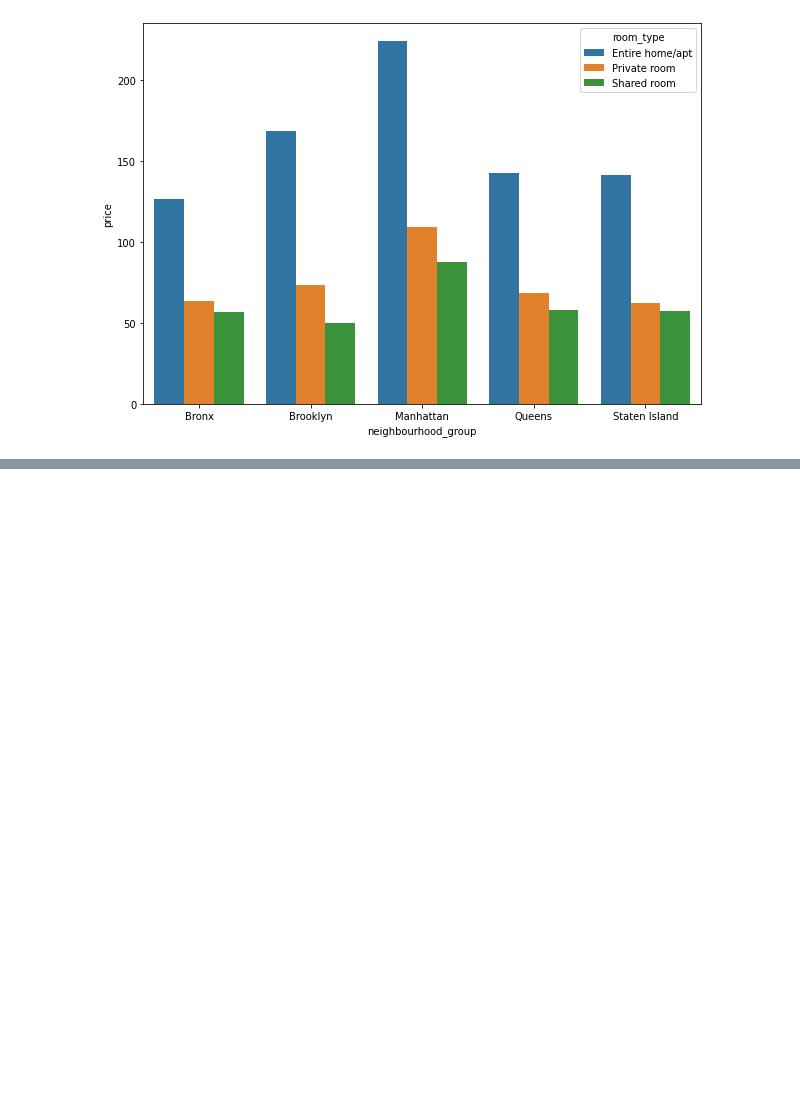
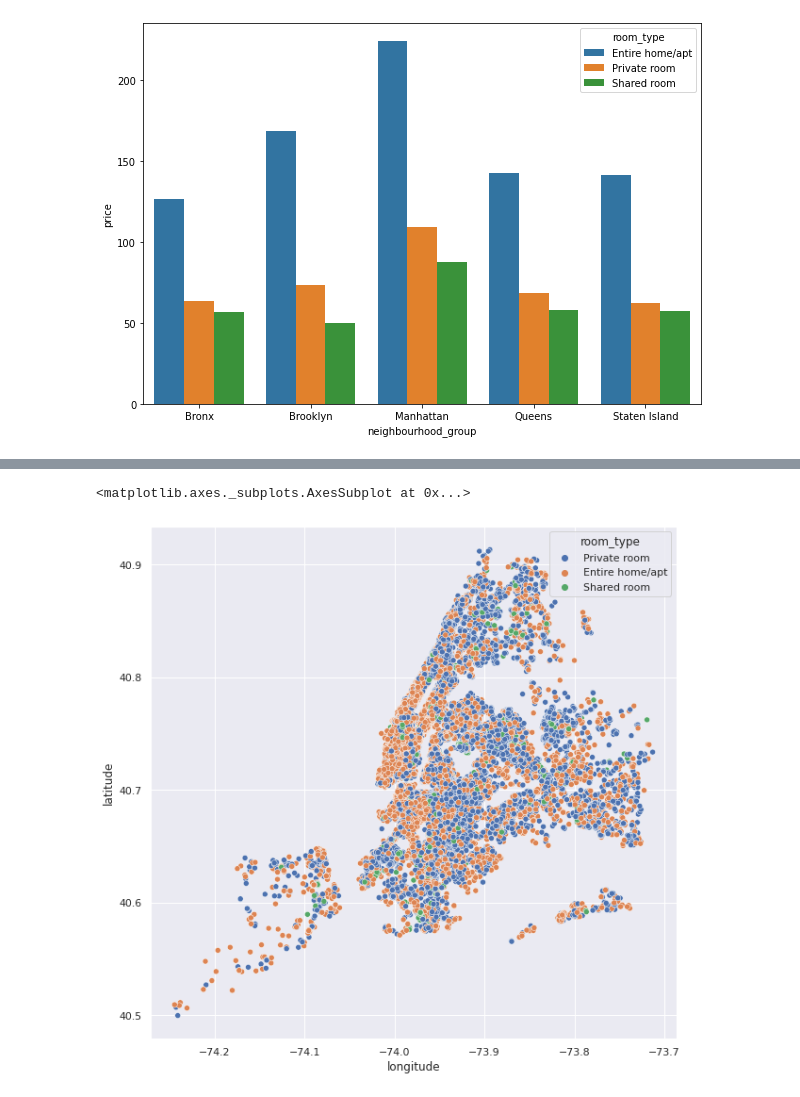
Before and after one commit to bharath967/airbnb_data_analysis, a Jupyter notebook: Airbnb_Bookings_Analysis_.ipynb, the cells around one changed output, grey strips where cells are left out. Cells and saved outputs as stored; diff of their text form; code cells hidden in the pictures; blank space fills up the shorter version.

```diff
--- a/Airbnb_Bookings_Analysis_.ipynb
+++ b/Airbnb_Bookings_Analysis_.ipynb
@@ -488,0 +538,7 @@ plt.show()
+# %%
+sns.set(rc = {'figure.figsize':(10,10)})
+
+sns.scatterplot(x=airbnb.longitude, y=airbnb.latitude,hue=airbnb.room_type)
+# %% [output]
+<matplotlib.axes._subplots.AxesSubplot at 0x...>
+[figure, added]
```
Also changed, not shown: parts of 7 cells of this notebook.
